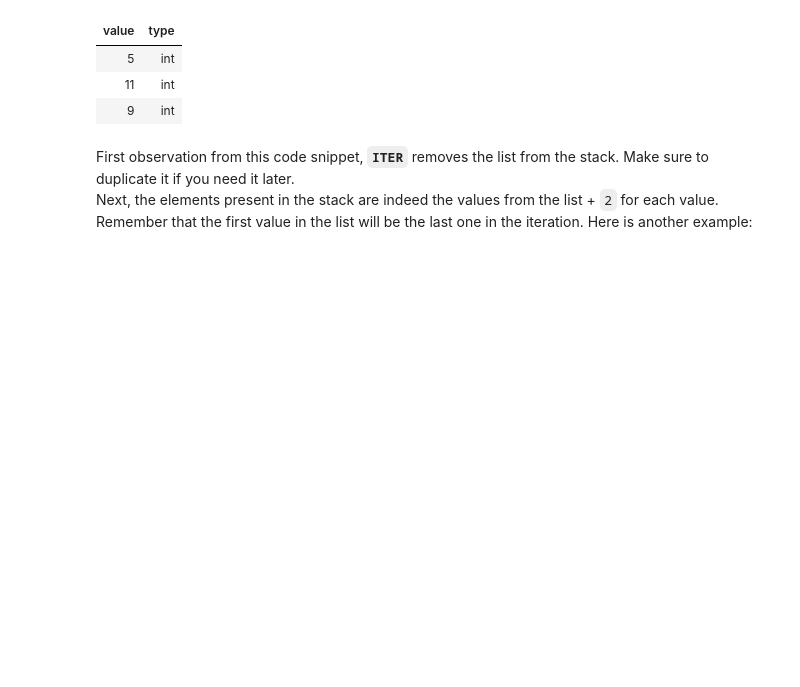
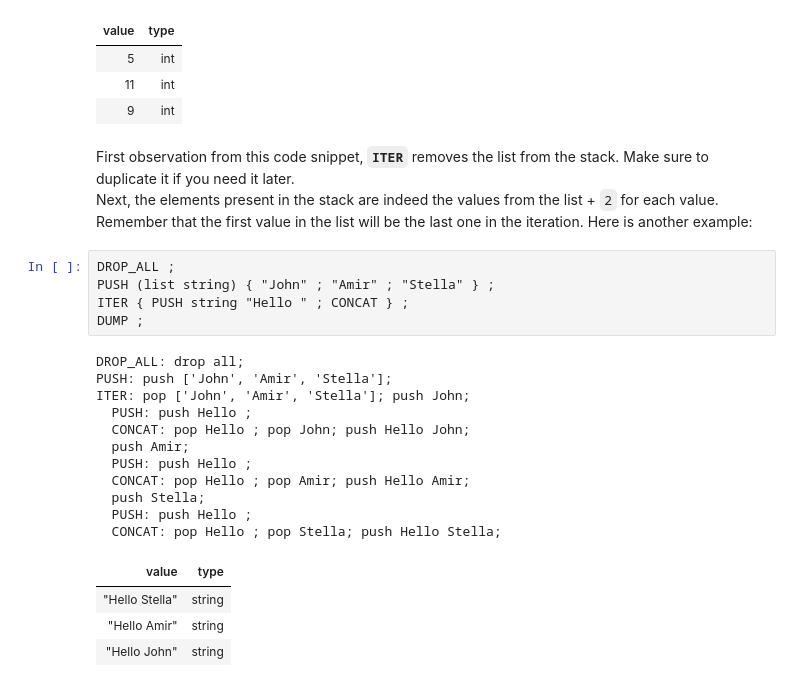
Before and after one commit to baking-bad/michelson-labs, a Jupyter notebook: notebooks/Chapter seven/Chapter seven - Operation on strings and lists.ipynb, the cells around one changed output. Drawn from its saved outputs; the diff is of its cells as text; blank space fills up the shorter version.

```diff
--- a/notebooks/Chapter seven/Chapter seven - Operation on strings and lists.ipynb
+++ b/notebooks/Chapter seven/Chapter seven - Operation on strings and lists.ipynb
@@ -455,3 +455,24 @@ ITER: pop [7, 9, 3]; push 7;
 # %% [markdown]
 First observation from this code snippet, **`ITER`** removes the list from the stack. Make sure to duplicate it if you need it later.
 Next, the elements present in the stack are indeed the values from the list + `2` for each value. Remember that the first value in the list will be the last one in the iteration. Here is another example:
+# %%
+DROP_ALL ;
+PUSH (list string) { "John" ; "Amir" ; "Stella" } ;
+ITER { PUSH string "Hello " ; CONCAT } ;
+DUMP ;
+# %% [output]
+DROP_ALL: drop all;
+PUSH: push ['John', 'Amir', 'Stella'];
+ITER: pop ['John', 'Amir', 'Stella']; push John;
+  PUSH: push Hello ;
+  CONCAT: pop Hello ; pop John; push Hello John;
+  push Amir;
+  PUSH: push Hello ;
+  CONCAT: pop Hello ; pop Amir; push Hello Amir;
+  push Stella;
+  PUSH: push Hello ;
+  CONCAT: pop Hello ; pop Stella; push Hello Stella;
+| value | type |
+| "Hello Stella" | string |
+| "Hello Amir" | string |
+| "Hello John" | string |
```
Also changed, not shown: parts of 4 cells of this notebook.
